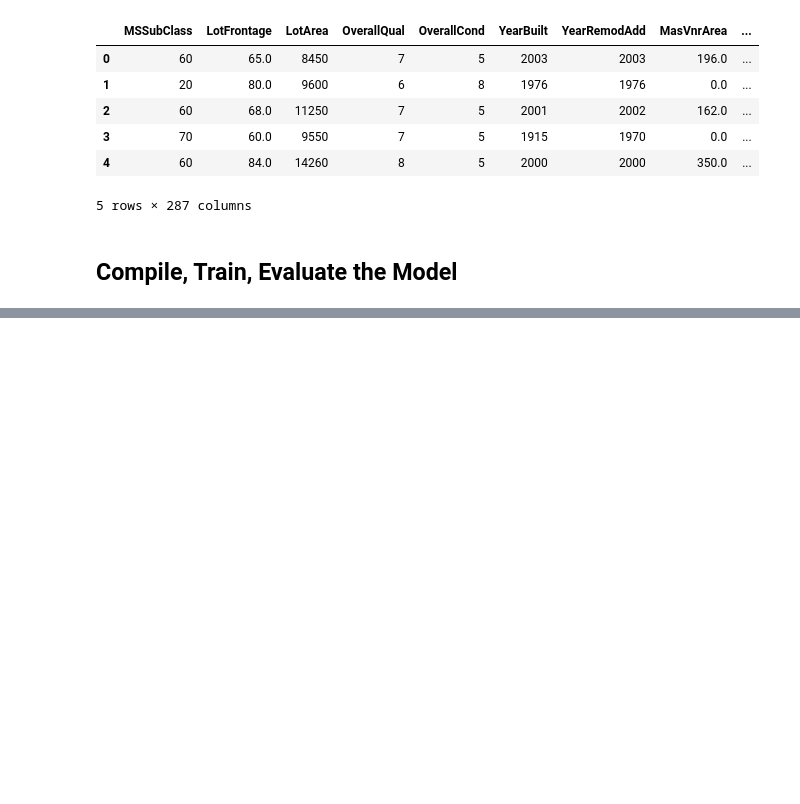
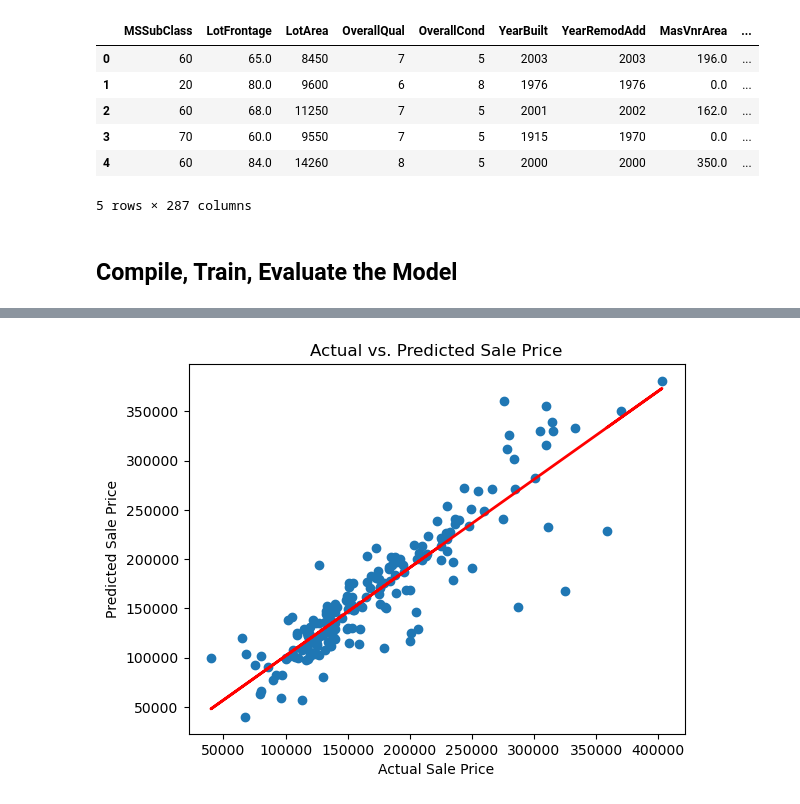
Before and after one commit to AbdullahMJ99/Project-4, a Jupyter notebook: trial_models/nn_template.ipynb, the cells around one changed output, grey strips where cells are left out. Drawn from its saved outputs; the diff is of its cells as text; code cells hidden in the pictures; blank space fills up the shorter version.

```diff
--- a/trial_models/nn_template.ipynb
+++ b/trial_models/nn_template.ipynb
@@ -9,6 +13,6 @@ import tensorflow as tf
 # %%
 # import data
-df = pd.read_csv("../resources/train.csv")
+df = pd.read_csv("../resources/ames_housing_data.csv")
 df.head()
 # %% [output]
 |  | Id | MSSubClass | MSZoning | LotFrontage | LotArea | Street | Alley | LotShape | LandContour | ... |
@@ -155,0 +170,20 @@ Epoch 100/100
+# %%
+# get the best hyperparameters from the tuner
+best_hps = tuner.get_best_hyperparameters(num_trials=1)[0]
+
+# build that model
+nn = tuner.hypermodel.build(best_hps)
+
+# add early stopping to prevent overfitting
+early_stopping = tf.keras.callbacks.EarlyStopping(
+    monitor="val_loss", patience=10, restore_best_weights=True
+)
+
+# train the model
+fit_model = nn.fit(
+    X_train,
+    y_train,
+    epochs=100,
+    validation_data=(X_val, y_val),
+    callbacks=[early_stopping],
+)
@@ -155,0 +253,3 @@ Epoch 100/100
+# %%
+# revert scaled data for testing predictions
+y_test_pred=nn.predict(X_test)
@@ -156,2 +258,17 @@ Epoch 100/100
+# %%
+# Scatter plot for actual vs. predicted Sale Price
+plt.scatter(y_test, y_test_pred.flatten())
+plt.xlabel("Actual Sale Price")
+plt.ylabel("Predicted Sale Price")
+plt.title("Actual vs. Predicted Sale Price")
+
+# Add a line of best fit
+fit = np.polyfit(y_test.flatten(), y_test_pred.flatten(), 1)
+line = np.poly1d(fit)
+plt.plot(y_test.flatten(), line(y_test.flatten()), color="red", linewidth=2)
+
+plt.show()
+# %% [output]
+[figure, added]
 # %%
 # print the r_squared
```
Also changed, not shown: parts of 22 cells of this notebook, 49 other files.
